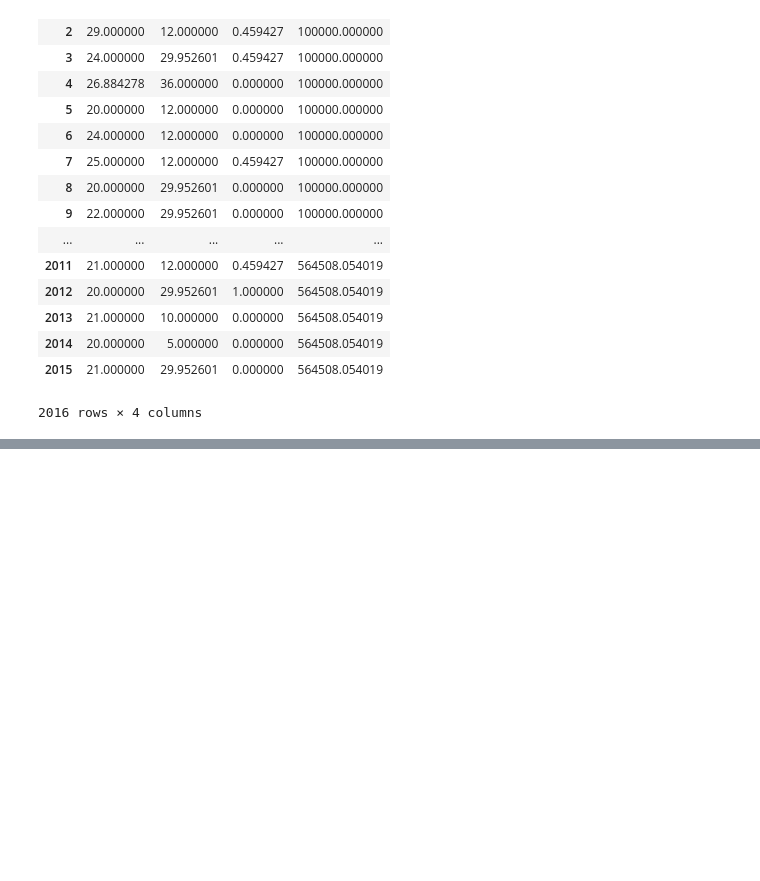
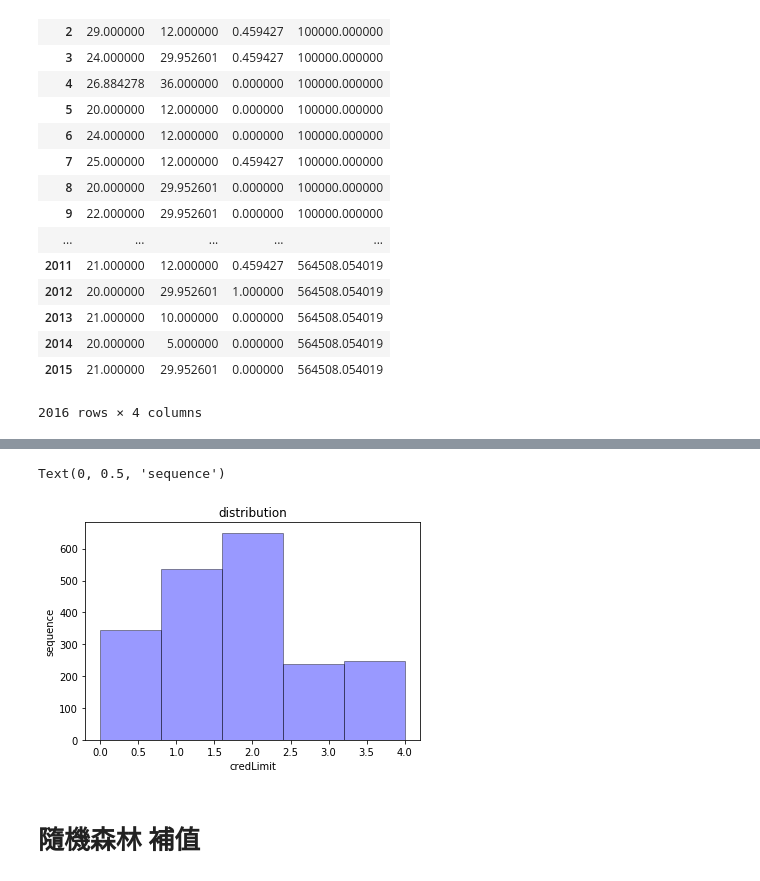
Before and after one commit to ShengHsiang-Kao/DB104, a Jupyter notebook: funcardproject/填補缺失值.ipynb, the cells around one changed output, grey strips where cells are left out. Drawn from its saved outputs; the diff is of its cells as text; code cells hidden in the pictures; blank space fills up the shorter version.

```diff
--- a/funcardproject/填補缺失值.ipynb
+++ b/funcardproject/填補缺失值.ipynb
@@ -207,0 +263,8 @@ df_median.to_excel("C:\\Users\\Big data\\Desktop\\class\\boredcardproject\\data\
+# %%
+#把credLimit這欄依照上述轉為類別
+df_group=df
+df_group.loc[(df_group['credLimit'] >= 10) & (df_group['credLimit'] <=45000),'credLimit']=0
+df_group.loc[(df_group['credLimit'] > 45000) & (df_group['credLimit'] <=95000),'credLimit']=1
+df_group.loc[(df_group['credLimit'] > 95000) & (df_group['credLimit'] <=195000),'credLimit']=2
+df_group.loc[(df_group['credLimit'] > 195000) & (df_group['credLimit'] <=295000),'credLimit']=3
+df_group.loc[(df_group['credLimit'] > 295000) ,'credLimit']=4
@@ -207,0 +292,11 @@ df_median.to_excel("C:\\Users\\Big data\\Desktop\\class\\boredcardproject\\data\
+# %%
+#在檢視一次樣本,各個級數數量並無差太多,應該可以?
+sns.distplot(df_group['credLimit'], hist=True, kde=False,
+             bins=int(5), color = 'blue',
+             hist_kws={'edgecolor':'black'})
+plt.title('distribution')
+plt.xlabel('credLimit')
+plt.ylabel('sequence')
+# %% [output]
+Text(0, 0.5, 'sequence')
+[figure, added]
@@ -207,0 +325,2 @@ df_median.to_excel("C:\\Users\\Big data\\Desktop\\class\\boredcardproject\\data\
+# %% [markdown]
+# 隨機森林 補值
```
Also changed, not shown: parts of 20 cells of this notebook.
